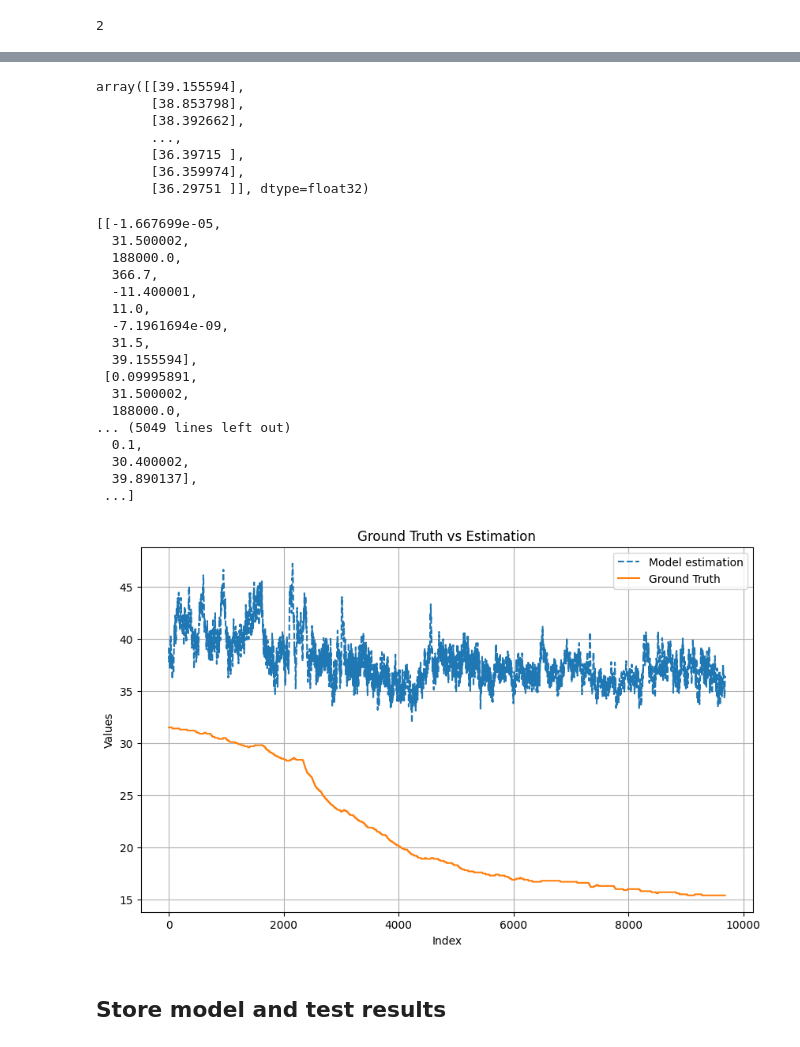
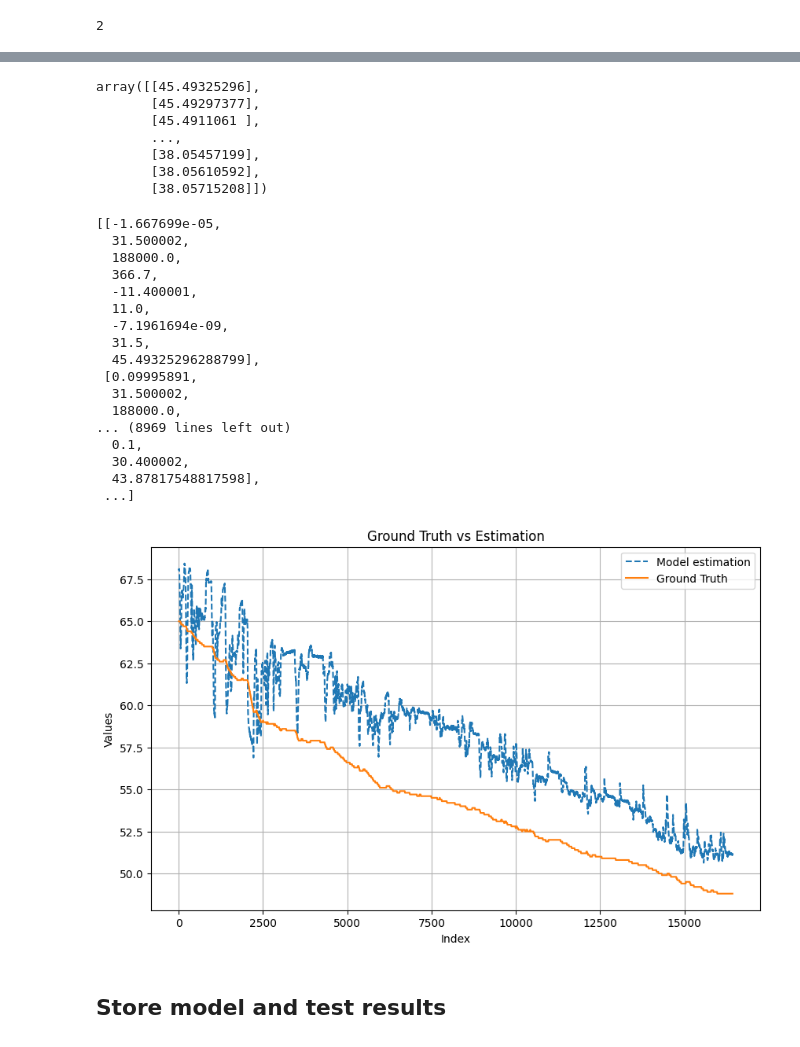
Before and after one commit to alesservin/Thesis-Physics-Informed-Encoder, a Jupyter notebook: 1-Battery_and_Heating_Data_in_Real_Driving_Cycles-Encoder-and-Physics.ipynb, the cells around one changed output, grey strips where cells are left out. Drawn from its saved outputs; the diff is of its cells as text; code cells hidden in the pictures.

Commit message:
Change formatting of model predictions

```diff
--- a/1-Battery_and_Heating_Data_in_Real_Driving_Cycles-Encoder-and-Physics.ipynb
+++ b/1-Battery_and_Heating_Data_in_Real_Driving_Cycles-Encoder-and-Physics.ipynb
@@ -649,6 +649,8 @@ class PhysicsformerModel(nn.Module):
     def forward(self, x):
         x_out = None
 
+        # print(f"X shape: {x.shape}")
+
         # Physical part
         if self.use_physics:
             x_physics = scaler_X.inverse_transform(x.cpu().numpy())    # undo scalling
@@ -662,7 +664,8 @@ class PhysicsformerModel(nn.Module):
         if self.use_ml:
             # print(f"\tColumns available for ML: {len(x[1, features_indexes_for_ml])}")
             x_ml = self.embedding(x[:, features_indexes_for_ml])    # apply embedding
-            x_ml = x_ml.unsqueeze(0)  # Add batch dimension. Solution from https://chatgpt.com/share/6798b16c-e9e8-800b-baed-379b5c4cf045
+            x_ml = x_ml.unsqueeze(1)  # Add batch dimension. Solution from https://chatgpt.com/share/6798b16c-e9e8-800b-baed-379b5c4cf045
+            # print(f"X shape after additional dimension: {x_ml.shape}")
             x_ml = self.positional_encoding(x_ml)    # add positional encoding
             x_ml = self.transformer_encoder(x_ml)    # apply transformer enconder
             x_ml = self.fc_out(x_ml)
@@ -809,7 +812,7 @@ for epoch in range(n_epochs):
         model.train()
         for train_loader in train_loaders:
             for X_batch, y_batch in train_loader:
-                y_batch = y_batch.unsqueeze(0)  # Add batch dimension, to match the dimensionality of the model output.
+                y_batch = y_batch.unsqueeze(2)  # Add batch dimension, to match the dimensionality of the model output.
 
                 # Forward pass
                 if HYBRYD_MODEL or (use_physics ^ use_ml):
@@ -843,7 +846,7 @@ for epoch in range(n_epochs):
         with torch.no_grad():
             for val_loader in val_loaders:
                 for X_batch, y_batch in val_loader:
-                    y_batch = y_batch.unsqueeze(0)  # Add batch dimension, to match the dimensionality of the model output.
+                    y_batch = y_batch.unsqueeze(2)  # Add batch dimension, to match the dimensionality of the model output.
 
                     # predictions = model(X_batch)
                     # val_loss += loss_function(predictions, y_batch).item()
@@ -979,7 +982,7 @@ with torch.no_grad():
     for test_loader in test_loaders:
         lst_loader_predictions = []    # each element of this list has predictions for one batch
         for X_batch, y_batch in test_loader:
-            y_batch = y_batch.unsqueeze(0)  # Add batch dimension, to match the dimensionality of the model output.
+            y_batch = y_batch.unsqueeze(2)  # Add batch dimension, to match the dimensionality of the model output.
 
             # predictions = model(X_batch)
             # test_loss += loss_function(predictions, y_batch).item()
@@ -1048,22 +1076,26 @@ lst_all_loader_predictions[0]
 # Prepare model output to store it as additional column in test set data.
 # %%
 # convert lst_all_loader_predictions into NumPy arrays
-lst_all_loader_predictions = [
-    t.cpu().detach().numpy() for sublist in lst_all_loader_predictions for t in sublist
-]
+# lst_all_loader_predictions = [
+#     t.cpu().detach().numpy() for sublist in lst_all_loader_predictions for t in sublist
+# ]
+
+lst_all_loader_predictions = [[tensor.item() for tensor in tensor_list] for tensor_list in lst_all_loader_predictions]
+# add dimenstion to predictions
+lst_all_loader_predictions = [np.array(list_).reshape(-1, 1) for list_ in lst_all_loader_predictions]
 
 # inverse_transform the scaling of the y_predicted values
 lst_all_loader_predictions = [scaler_y.inverse_transform(predictions) for predictions in lst_all_loader_predictions]
 # %%
 lst_all_loader_predictions[0]
 # %% [output]
-array([[39.155594],
-       [38.853798],
-       [38.392662],
+array([[45.49325296],
+       [45.49297377],
+       [45.4911061 ],
        ...,
-       [36.39715 ],
-       [36.359974],
-       [36.29751 ]], dtype=float32)
+       [38.05457199],
+       [38.05610592],
+       [38.05715208]])
 # %%
 # save X_test, y_test and model predictions together in files
 
@@ -1097,40 +1129,40 @@ files_data[0]
   11.0,
   -7.1961694e-09,
   31.5,
-  39.155594],
+  45.49325296288799],
  [0.09995891,
   31.500002,
   188000.0,
-... (5049 lines left out)
+... (8969 lines left out)
   0.1,
   30.400002,
-  39.890137],
+  43.87817548817598],
  ...]
 # %%
 # plot ground truth vs model Estimation of one test file
 
-data = files_data[0]
+data = files_data[9]
 
 # Extracting the last and second last elements of each sublist
 last_elements = [row[-1] for row in data]
 second_last_elements = [row[-2] for row in data]
 
 # Plotting the data
 plt.figure(figsize=(10, 6))
 plt.plot(last_elements, label="Model estimation", linestyle='dashed')
 plt.plot(second_last_elements, label="Ground Truth")
 
 # Adding labels, title, and legend
 plt.xlabel("Index")
 plt.ylabel("Values")
 plt.title("Ground Truth vs Estimation")
 plt.legend()
 plt.grid()
 
 # Display the plot
 plt.show()
 # %% [output]
-[figure, old version]
+[figure, new version]
 # %% [markdown]
 ## Store model and test results
 # %%
```
Also changed, not shown: parts of 8 cells of this notebook.
